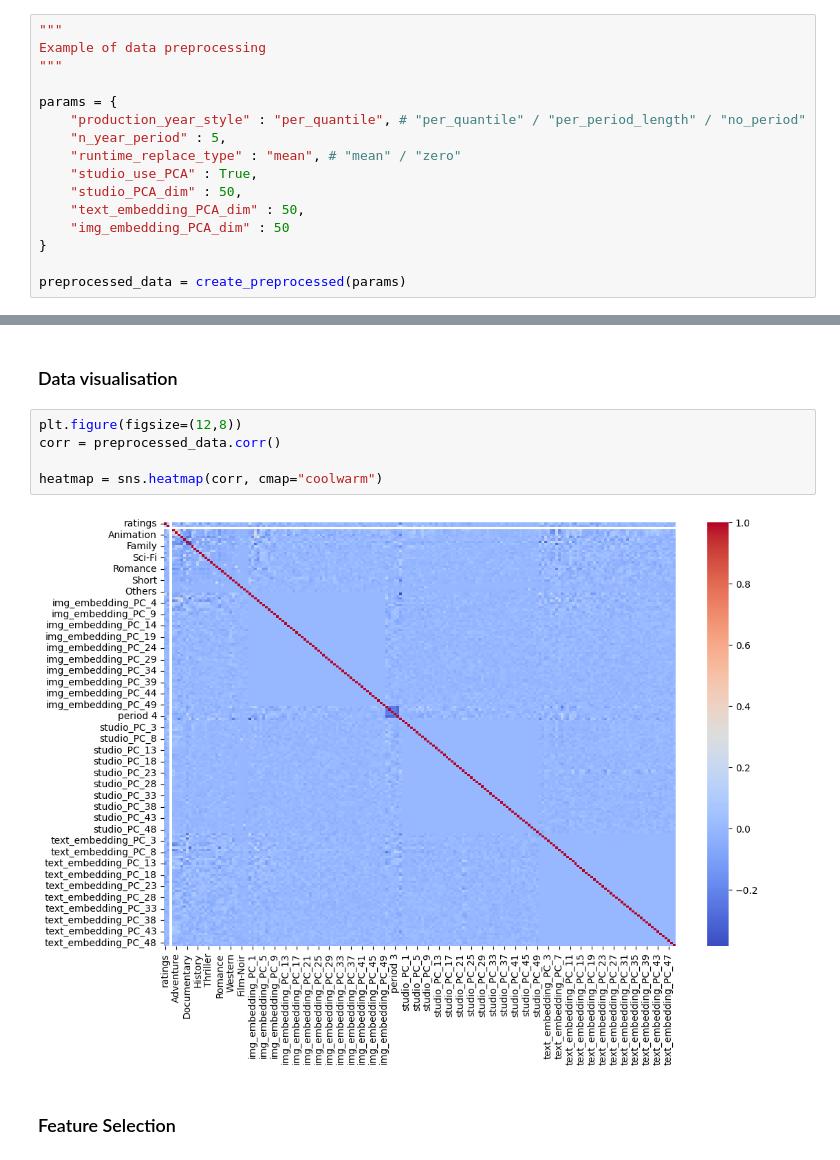
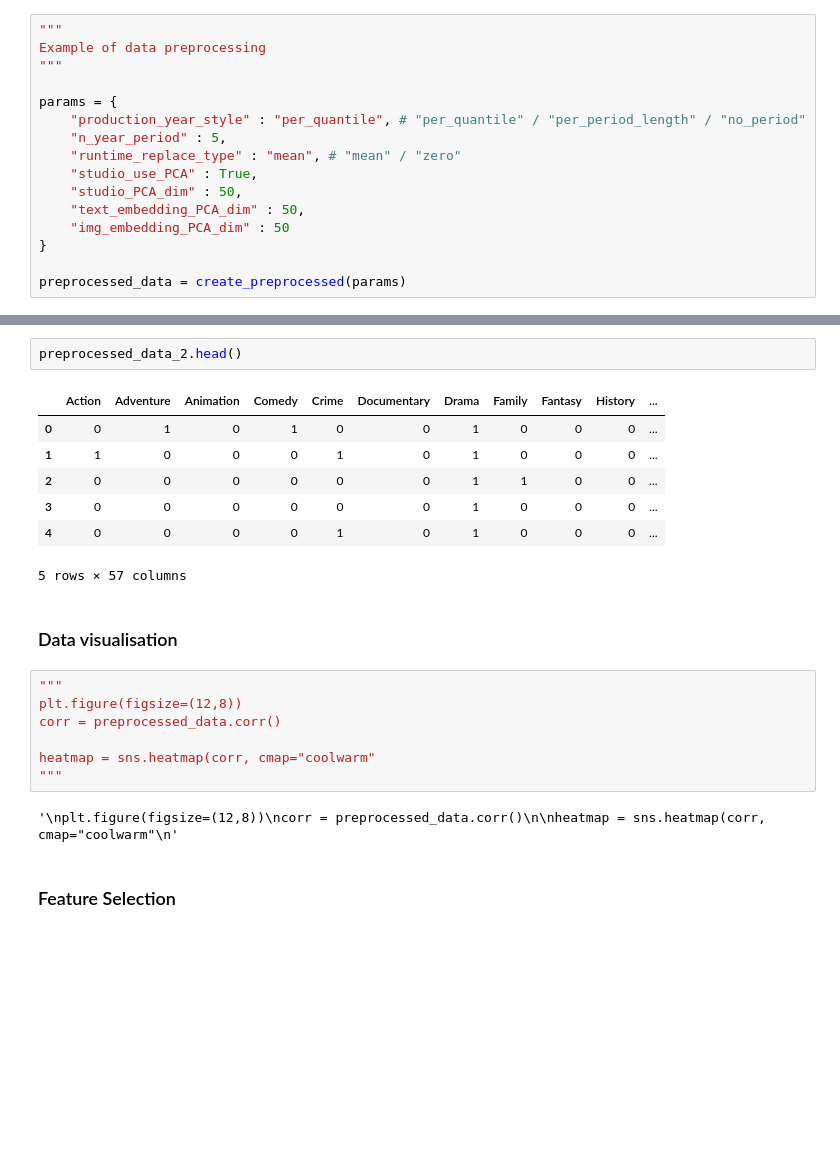
Before and after one commit to robinp12/Machine-Learning-Project-Predicting-a-film-s-gross-revenue, a Jupyter notebook: P1.ipynb, the cells around one changed output, grey strips where cells are left out. Cells and saved outputs as stored; diff of their text form; blank space fills up the shorter version.

```diff
--- a/P1.ipynb
+++ b/P1.ipynb
@@ -288,12 +361,24 @@ preprocessed_data.head()
+# %%
+preprocessed_data_2.head()
+# %% [output]
+|  | Action | Adventure | Animation | Comedy | Crime | Documentary | Drama | Family | Fantasy | History | ... |
+| 0 | 0 | 1 | 0 | 1 | 0 | 0 | 1 | 0 | 0 | 0 | ... |
+| 1 | 1 | 0 | 0 | 0 | 1 | 0 | 1 | 0 | 0 | 0 | ... |
+| 2 | 0 | 0 | 0 | 0 | 0 | 0 | 1 | 1 | 0 | 0 | ... |
+| 3 | 0 | 0 | 0 | 0 | 0 | 0 | 1 | 0 | 0 | 0 | ... |
+| 4 | 0 | 0 | 0 | 0 | 1 | 0 | 1 | 0 | 0 | 0 | ... |
+5 rows × 57 columns
 # %% [markdown]
 ### Data visualisation
 # %%
+"""
 plt.figure(figsize=(12,8))
 corr = preprocessed_data.corr()
 
-heatmap = sns.heatmap(corr, cmap="coolwarm")
+heatmap = sns.heatmap(corr, cmap="coolwarm"
+"""
 # %% [output]
-[figure, removed]
+'\nplt.figure(figsize=(12,8))\ncorr = preprocessed_data.corr()\n\nheatmap = sns.heatmap(corr, cmap="coolwarm"\n'
 # %% [markdown]
 ### Feature Selection
 # %%
```
Also changed, not shown: parts of 17 cells of this notebook.
